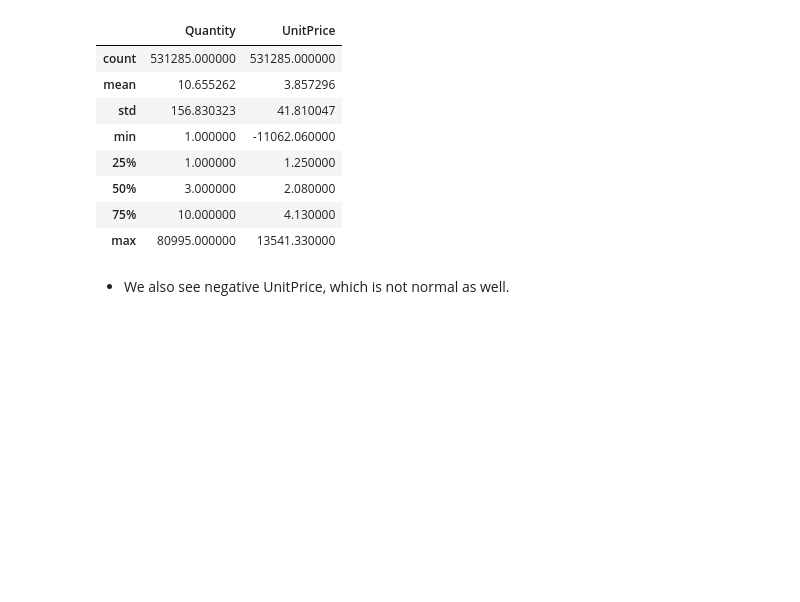
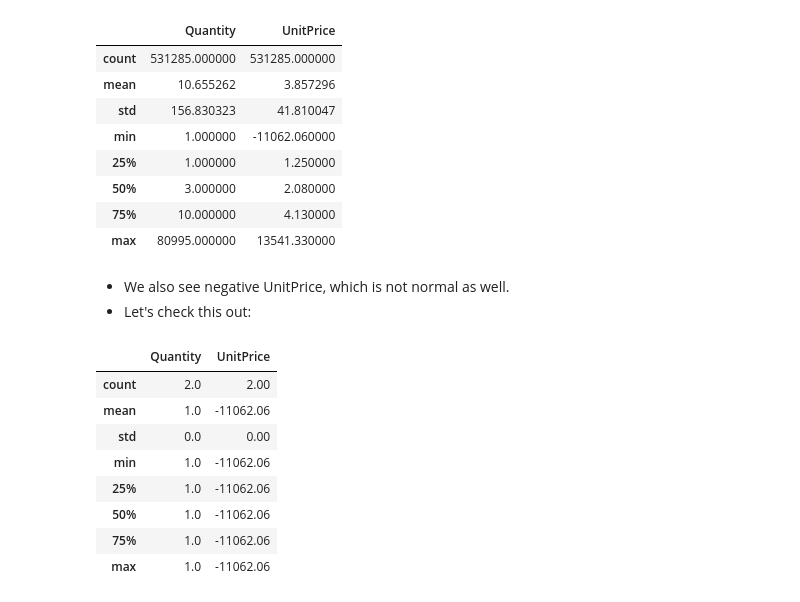
Before and after one commit to AmirMotefaker/Predicting-Sales-Ecommerce, a Jupyter notebook: predicting-sales-ecommerce.ipynb, the cells around one changed output. Cells and saved outputs as stored; diff of their text form; code cells hidden in the pictures; blank space fills up the shorter version.

```diff
--- a/predicting-sales-ecommerce.ipynb
+++ b/predicting-sales-ecommerce.ipynb
@@ -325,3 +325,16 @@ df.describe()
 | max | 80995.000000 | 13541.330000 |
 # %% [markdown]
 - We also see negative UnitPrice, which is not normal as well.
+- Let's check this out:
+# %%
+df[df['UnitPrice'] < 0].describe()
+# %% [output]
+|  | Quantity | UnitPrice |
+| count | 2.0 | 2.00 |
+| mean | 1.0 | -11062.06 |
+| std | 0.0 | 0.00 |
+| min | 1.0 | -11062.06 |
+| 25% | 1.0 | -11062.06 |
+| 50% | 1.0 | -11062.06 |
+| 75% | 1.0 | -11062.06 |
+| max | 1.0 | -11062.06 |
```
Also changed, not shown: parts of 1 cell of this notebook.
